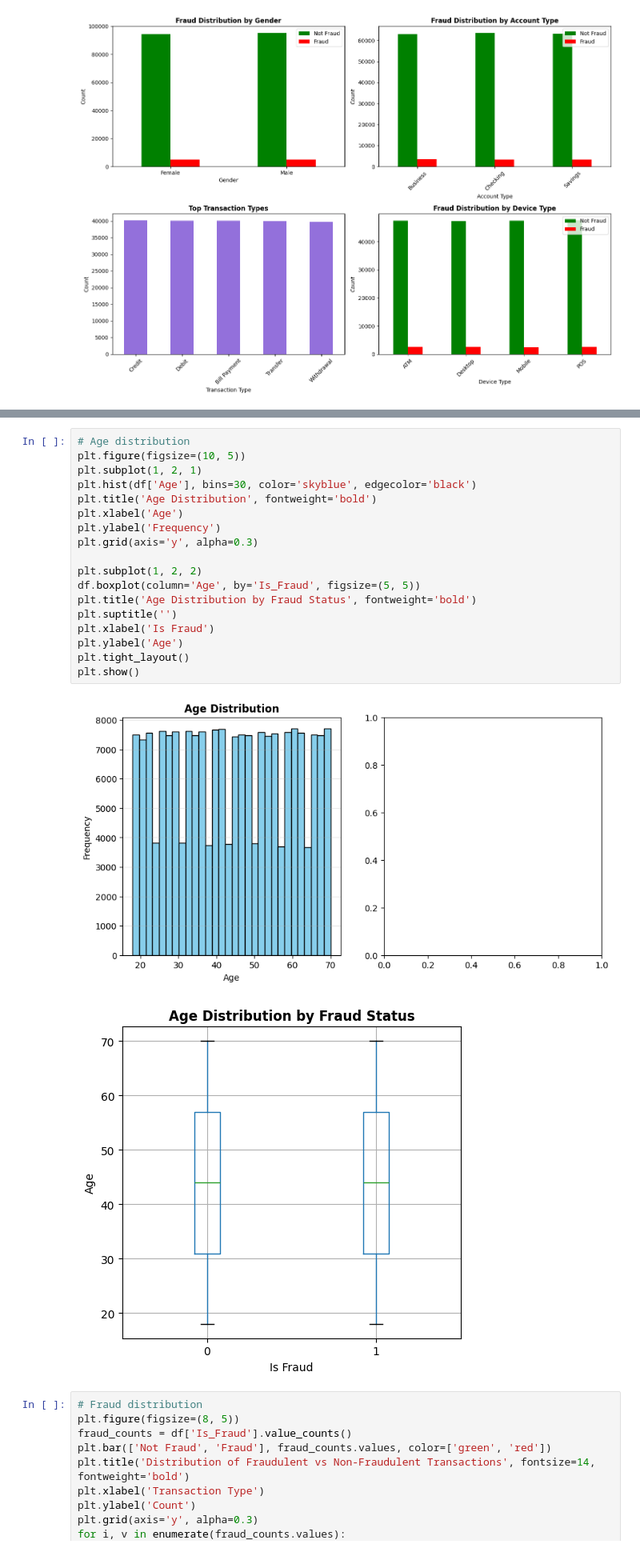
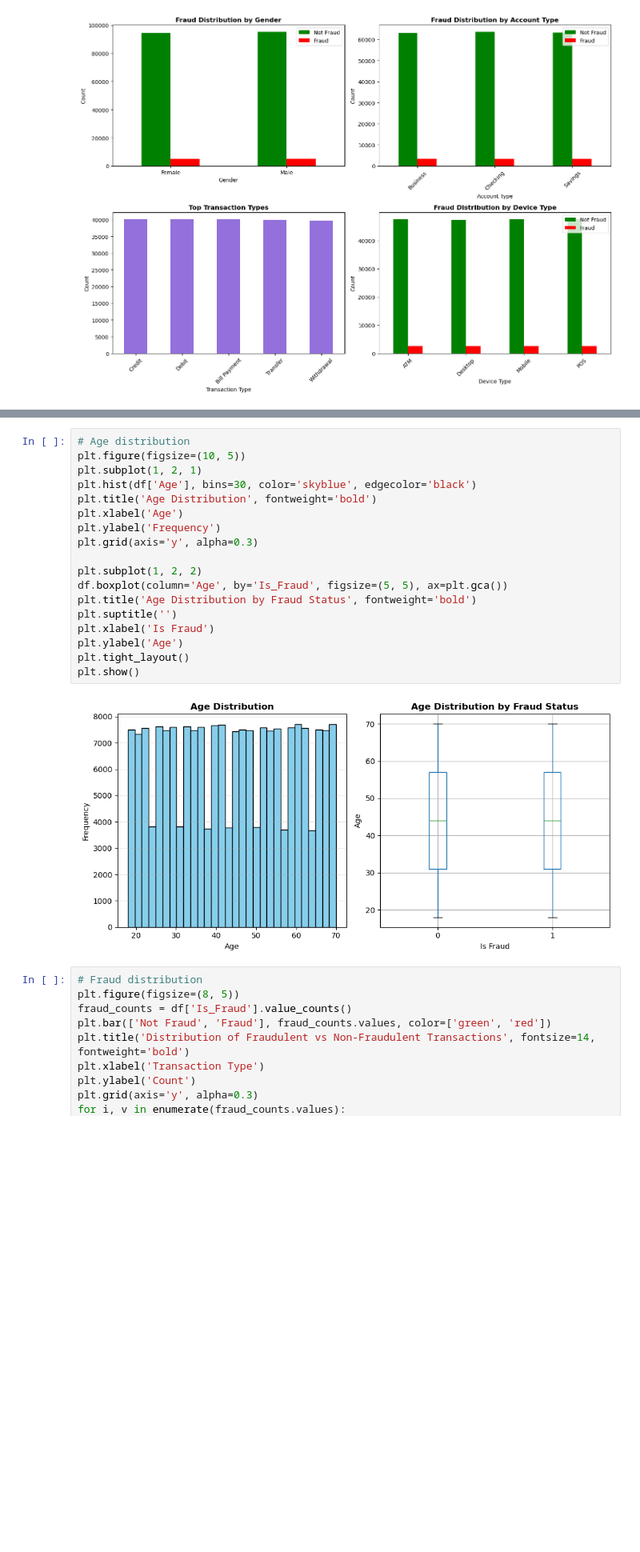
Before and after one commit to TheGitSlender/Bank-Fraud-Detection-Project, a Jupyter notebook: bank_fraud.ipynb, the cells around one changed output, grey strips where cells are left out. Shown at 80% size. Cells and saved outputs as stored; diff of their text form; blank space fills up the shorter version.

```diff
--- a/bank_fraud.ipynb
+++ b/bank_fraud.ipynb
@@ -177,24 +181,23 @@ plt.show()
 # %%
 # Age distribution
 plt.figure(figsize=(10, 5))
 plt.subplot(1, 2, 1)
 plt.hist(df['Age'], bins=30, color='skyblue', edgecolor='black')
 plt.title('Age Distribution', fontweight='bold')
 plt.xlabel('Age')
 plt.ylabel('Frequency')
 plt.grid(axis='y', alpha=0.3)
 
 plt.subplot(1, 2, 2)
-df.boxplot(column='Age', by='Is_Fraud', figsize=(5, 5))
+df.boxplot(column='Age', by='Is_Fraud', figsize=(5, 5), ax=plt.gca())
 plt.title('Age Distribution by Fraud Status', fontweight='bold')
 plt.suptitle('')
 plt.xlabel('Is Fraud')
 plt.ylabel('Age')
 plt.tight_layout()
 plt.show()
 # %% [output]
-[figure, old version]
+[figure, new version]
-[figure, removed]
 # %%
 # Fraud distribution
 plt.figure(figsize=(8, 5))
```
Also changed, not shown: parts of 9 cells of this notebook, 1 other file.
